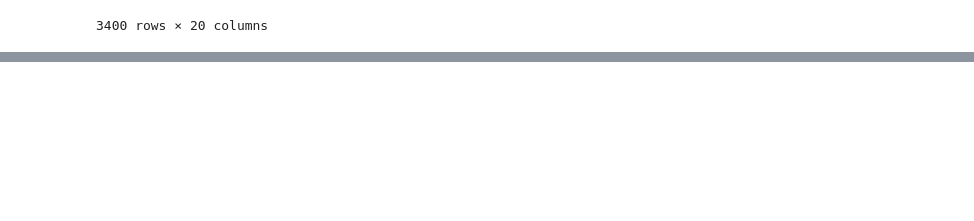
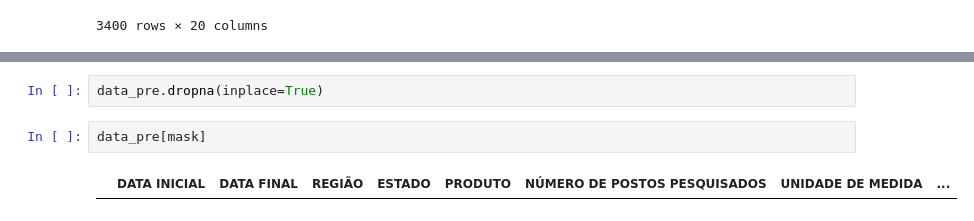
Before and after one commit to LaersonJunior/estudopandas, a Jupyter notebook: Estudo.ipynb, the cells around one changed output, grey strips where cells are left out. Saved outputs shown, nothing was run; the diff lists cells and outputs as text; blank space fills up the shorter version.

```diff
--- a/Estudo.ipynb
+++ b/Estudo.ipynb
@@ -1199,0 +1256,6 @@ data_df[mask]
+# %%
+data_pre.dropna(inplace=True)
+# %%
+data_pre[mask]
+# %% [output]
+|  | DATA INICIAL | DATA FINAL | REGIÃO | ESTADO | PRODUTO | NÚMERO DE POSTOS PESQUISADOS | UNIDADE DE MEDIDA | ... |
```
Also changed, not shown: parts of 4 cells of this notebook.
